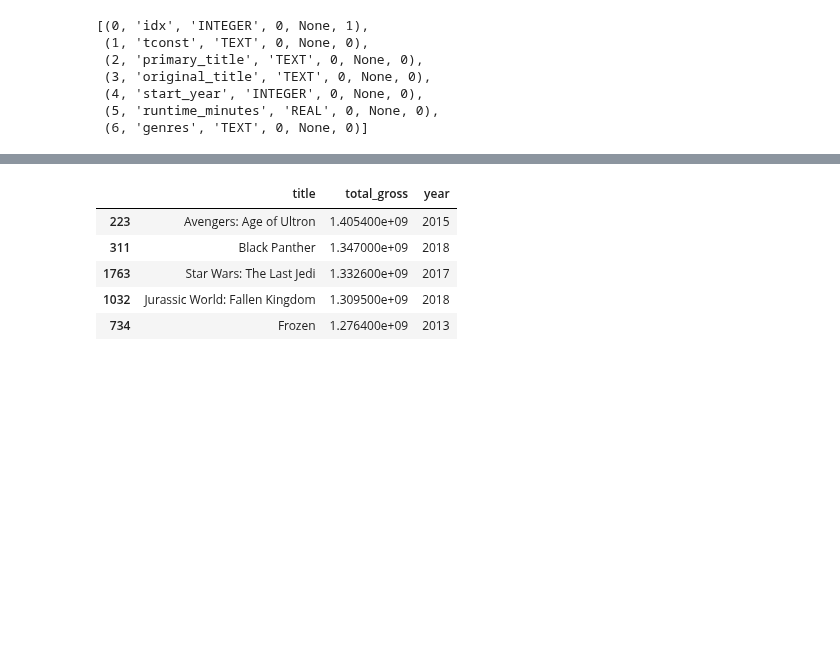
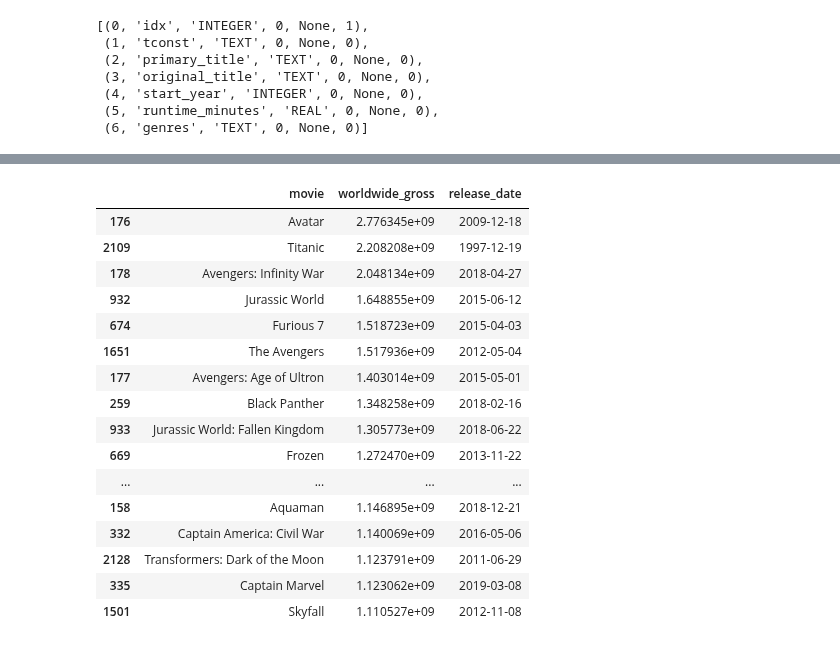
Before and after one commit to jeffreyhwatson/MS_Box_Office_Insights, a Jupyter notebook: talent_sql_eda.ipynb, the cells around one changed output, grey strips where cells are left out. Saved outputs shown, nothing was run; the diff lists cells and outputs as text; code cells hidden in the pictures; blank space fills up the shorter version.

Commit message:
first tuesday commit

```diff
--- a/talent_sql_eda.ipynb
+++ b/talent_sql_eda.ipynb
@@ -175,0 +180,3 @@ df.head(1)
+# %%
+# change date string to datetime object
+df.release_date = pd.to_datetime(df.release_date)
@@ -176,5 +213,4 @@ df.head(1)
 # %%
-# creating a total_gross column
-df['total_gross'] = df.domestic_gross + df.foreign_gross
+df['international_gross'] = df['worldwide_gross'].sub(df['domestic_gross'])
 df.head(1)
 # %% [output]
@@ -182,0 +219,6 @@ df.head(1)
+# %%
+#adding net profit columns
+df['domestic_net'] = df['domestic_gross'].sub(df['production_budget'])
+df['worldwide_net'] = df['worldwide_gross'].sub(df['production_budget'])
+df['international_net'] = df['worldwide_gross'].sub(df['production_budget'])
+df.info()
@@ -182,0 +245,6 @@ df.head(1)
+# %%
+#adding return on investment columns and checking results
+df['domestic_roi'] = df['domestic_net'].divide(df['production_budget'])
+df['worldwide_roi'] = df['worldwide_net'].divide(df['production_budget'])
+df['international_roi'] = df['international_net'].divide(df['production_budget'])
+df.head(1)
@@ -188,14 +298,25 @@ array(['producer', 'composer', 'actor', 'director', 'cinematographer',
        'archive_footage', 'archive_sound'], dtype=object)
 # %%
-title_gross = df[['title', 'total_gross', 'year']]
-unique_titles = title_gross.groupby('title').first().reset_index()
-top50_grossing_films = unique_titles.sort_values(by='total_gross', ascending=False).head(50)
-top50_grossing_films.head()
+title_gross = df[['movie', 'worldwide_gross', 'release_date']]
+unique_titles = title_gross.groupby('movie').first().reset_index()
+top20_grossing_films = unique_titles.sort_values(by='worldwide_gross', ascending=False).head(20)
+top20_grossing_films
 # %% [output]
-|  | title | total_gross | year |
-| 223 | Avengers: Age of Ultron | 1.405400e+09 | 2015 |
-| 311 | Black Panther | 1.347000e+09 | 2018 |
-| 1763 | Star Wars: The Last Jedi | 1.332600e+09 | 2017 |
-| 1032 | Jurassic World: Fallen Kingdom | 1.309500e+09 | 2018 |
-| 734 | Frozen | 1.276400e+09 | 2013 |
+|  | movie | worldwide_gross | release_date |
+| 176 | Avatar | 2.776345e+09 | 2009-12-18 |
+| 2109 | Titanic | 2.208208e+09 | 1997-12-19 |
+| 178 | Avengers: Infinity War | 2.048134e+09 | 2018-04-27 |
+| 932 | Jurassic World | 1.648855e+09 | 2015-06-12 |
+| 674 | Furious 7 | 1.518723e+09 | 2015-04-03 |
+| 1651 | The Avengers | 1.517936e+09 | 2012-05-04 |
+| 177 | Avengers: Age of Ultron | 1.403014e+09 | 2015-05-01 |
+| 259 | Black Panther | 1.348258e+09 | 2018-02-16 |
+| 933 | Jurassic World: Fallen Kingdom | 1.305773e+09 | 2018-06-22 |
+| 669 | Frozen | 1.272470e+09 | 2013-11-22 |
+| ... | ... | ... | ... |
+| 158 | Aquaman | 1.146895e+09 | 2018-12-21 |
+| 332 | Captain America: Civil War | 1.140069e+09 | 2016-05-06 |
+| 2128 | Transformers: Dark of the Moon | 1.123791e+09 | 2011-06-29 |
+| 335 | Captain Marvel | 1.123062e+09 | 2019-03-08 |
+| 1501 | Skyfall | 1.110527e+09 | 2012-11-08 |
 # %%
```
Also changed, not shown: parts of 38 cells of this notebook, 4 other files.
